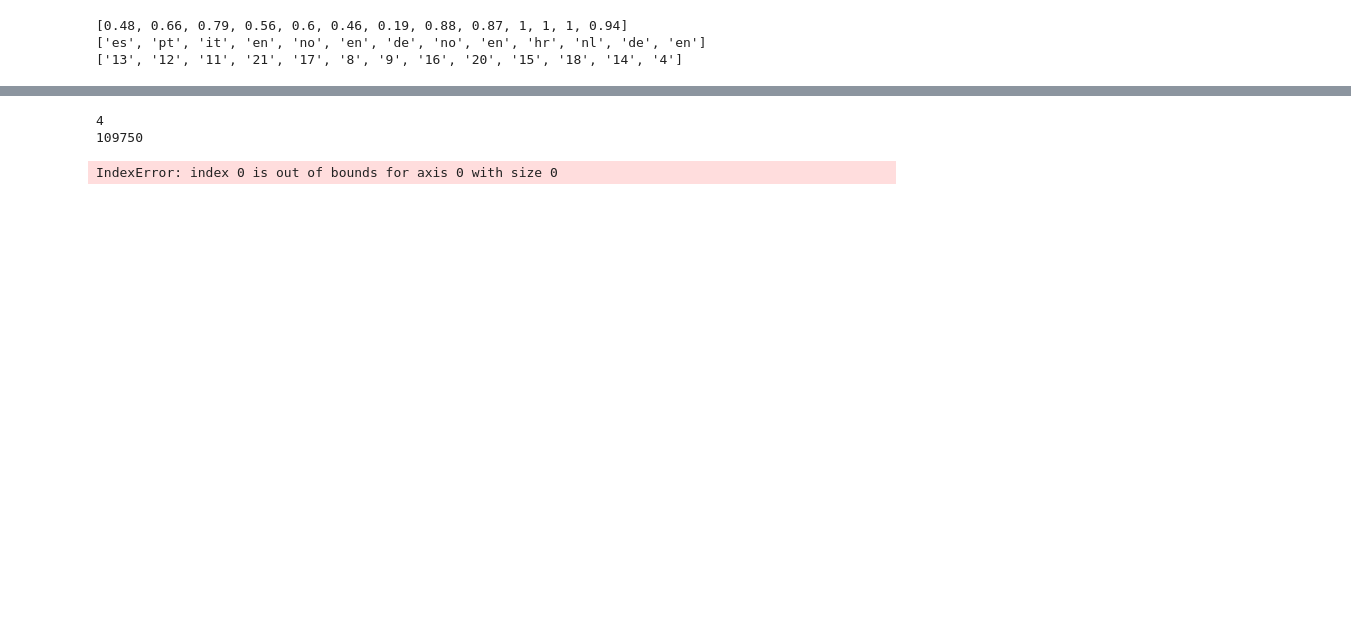
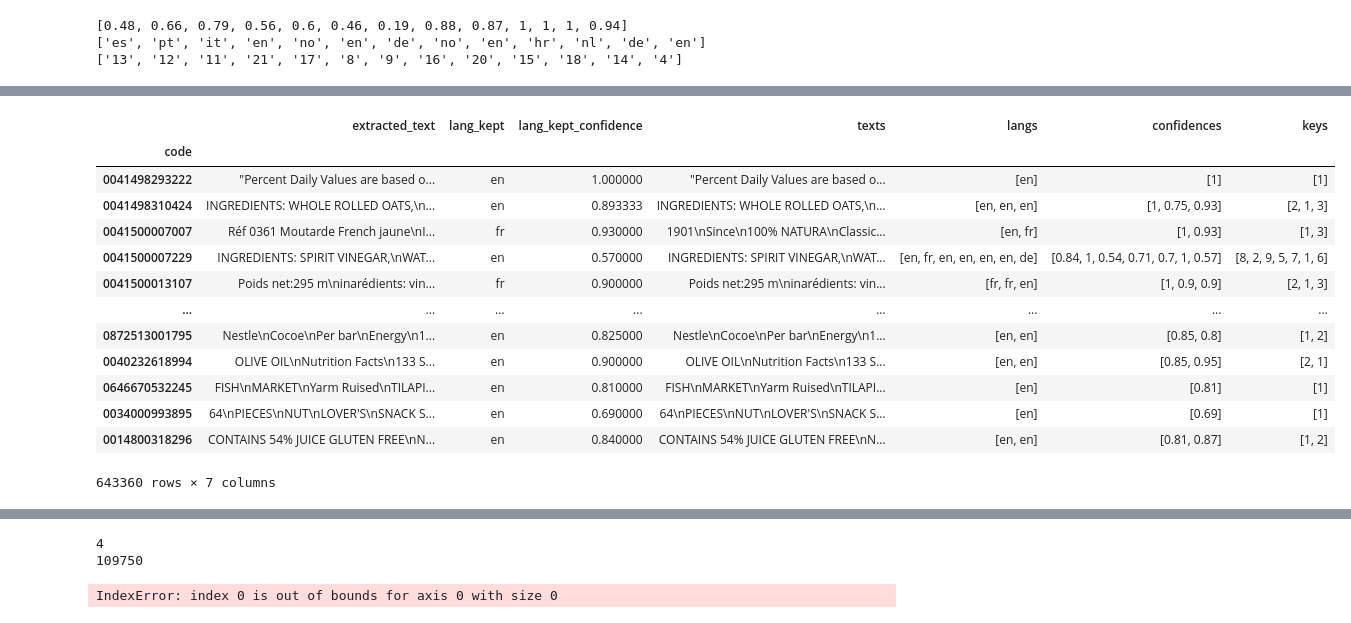
Before and after one commit to AnisZakari/dataforgood_ocr, a Jupyter notebook: Ocr_notebook.ipynb, the cells around one changed output, grey strips where cells are left out. Cells and saved outputs as stored; diff of their text form; code cells hidden in the pictures; blank space fills up the shorter version.

```diff
--- a/Ocr_notebook.ipynb
+++ b/Ocr_notebook.ipynb
@@ -155,10 +253,27 @@ LAGUNITAS@LAGUNITAS.COM
 # %%
 extracted_texts, lang_to_keep_list, lang_to_keep_confidence_list = extract_text_with_lang_from_df(df)
 df["extracted_text"] = extracted_texts
 df["lang_kept"] = lang_to_keep_list
 df["lang_kept_confidence"] = lang_to_keep_confidence_list
 cols_order = ["code", "extracted_text", "lang_kept", "lang_kept_confidence", "texts", "langs", "confidences","keys"]
 df = df[cols_order]
+df = df.set_index('code', drop = True)
+df
+# %% [output]
+|  | extracted_text | lang_kept | lang_kept_confidence | texts | langs | confidences | keys |
+| code |  |  |  |  |  |  |  |
+| 0041498293222 | "Percent Daily Values are based o... | en | 1.000000 | "Percent Daily Values are based o... | [en] | [1] | [1] |
+| 0041498310424 | INGREDIENTS: WHOLE ROLLED OATS,\n... | en | 0.893333 | INGREDIENTS: WHOLE ROLLED OATS,\n... | [en, en, en] | [1, 0.75, 0.93] | [2, 1, 3] |
+| 0041500007007 | Réf 0361 Moutarde French jaune\nI... | fr | 0.930000 | 1901\nSince\n100% NATURA\nClassic... | [en, fr] | [1, 0.93] | [1, 3] |
+| 0041500007229 | INGREDIENTS: SPIRIT VINEGAR,\nWAT... | en | 0.570000 | INGREDIENTS: SPIRIT VINEGAR,\nWAT... | [en, fr, en, en, en, en, de] | [0.84, 1, 0.54, 0.71, 0.7, 1, 0.57] | [8, 2, 9, 5, 7, 1, 6] |
+| 0041500013107 | Poids net:295 m\ninarédients: vin... | fr | 0.900000 | Poids net:295 m\ninarédients: vin... | [fr, fr, en] | [1, 0.9, 0.9] | [2, 1, 3] |
+| ... | ... | ... | ... | ... | ... | ... | ... |
+| 0872513001795 | Nestle\nCocoe\nPer bar\nEnergy\n1... | en | 0.825000 | Nestle\nCocoe\nPer bar\nEnergy\n1... | [en, en] | [0.85, 0.8] | [1, 2] |
+| 0040232618994 | OLIVE OIL\nNutrition Facts\n133 S... | en | 0.900000 | OLIVE OIL\nNutrition Facts\n133 S... | [en, en] | [0.85, 0.95] | [2, 1] |
+| 0646670532245 | FISH\nMARKET\nYarm Ruised\nTILAPI... | en | 0.810000 | FISH\nMARKET\nYarm Ruised\nTILAPI... | [en] | [0.81] | [1] |
+| 0034000993895 | 64\nPIECES\nNUT\nLOVER'S\nSNACK S... | en | 0.690000 | 64\nPIECES\nNUT\nLOVER'S\nSNACK S... | [en] | [0.69] | [1] |
+| 0014800318296 | CONTAINS 54% JUICE GLUTEN FREE\nN... | en | 0.840000 | CONTAINS 54% JUICE GLUTEN FREE\nN... | [en, en] | [0.81, 0.87] | [1, 2] |
+643360 rows × 7 columns
 # %%
 df.head(5)
 # %% [output]
```
Also changed, not shown: parts of 45 cells of this notebook, 1 other file.
